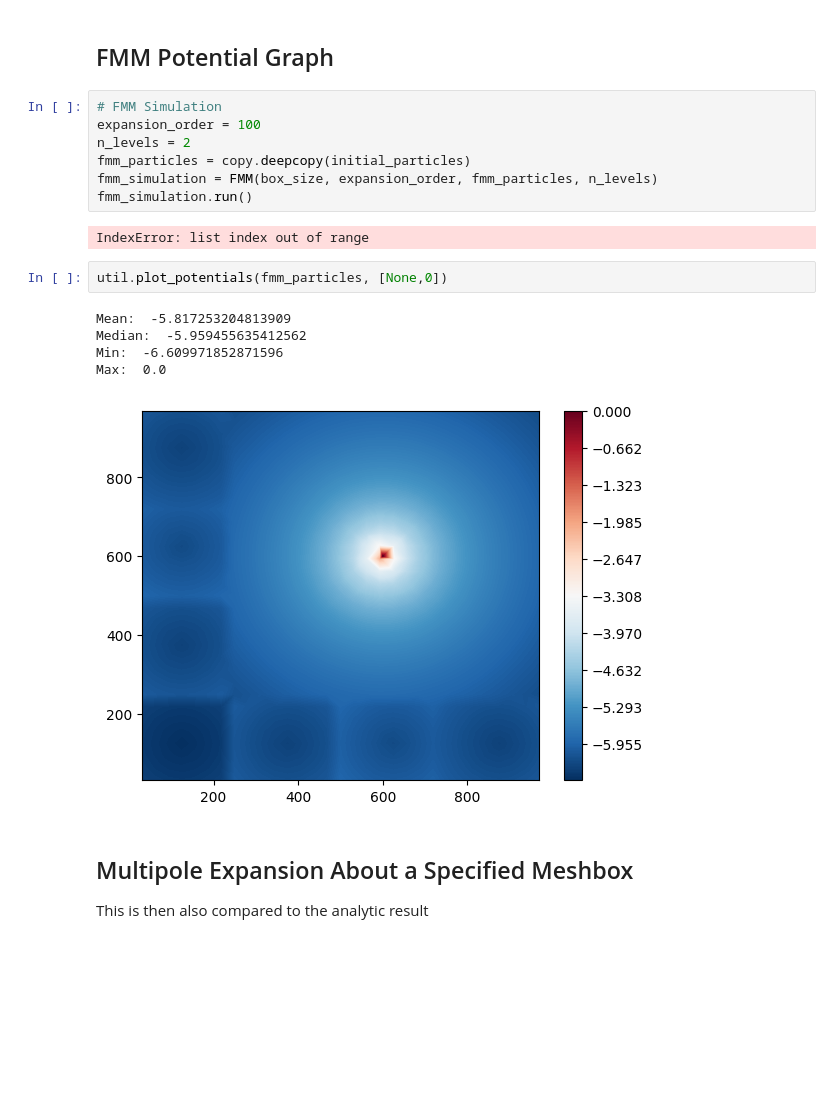
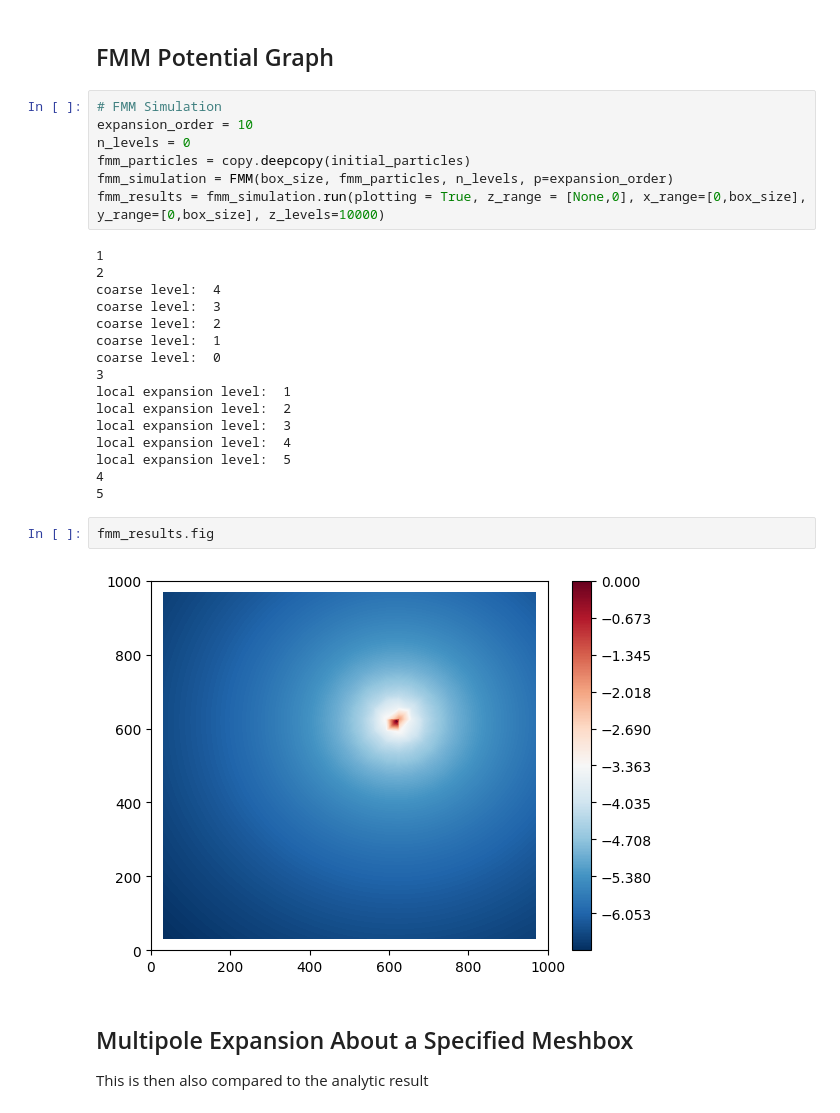
Before and after one commit to THartigan/Computing_Project, a Jupyter notebook: single_particle.ipynb, the cells around one changed output. Drawn from its saved outputs; the diff is of its cells as text; blank space fills up the shorter version.

```diff
--- a/single_particle.ipynb
+++ b/single_particle.ipynb
@@ -60,21 +52,31 @@ Locator attempting to generate 1002 ticks ([-6.745, ..., -1.7400000000000002]),
 ## FMM Potential Graph
 # %%
 # FMM Simulation
-expansion_order = 100
-n_levels = 2
+expansion_order = 10
+n_levels = 0
 fmm_particles = copy.deepcopy(initial_particles)
-fmm_simulation = FMM(box_size, expansion_order, fmm_particles, n_levels)
-fmm_simulation.run()
+fmm_simulation = FMM(box_size, fmm_particles, n_levels, p=expansion_order)
+fmm_results = fmm_simulation.run(plotting = True, z_range = [None,0], x_range=[0,box_size], y_range=[0,box_size], z_levels=10000)
 # %% [output]
-IndexError: list index out of range
+1
+2
+coarse level:  4
+coarse level:  3
+coarse level:  2
+coarse level:  1
+coarse level:  0
+3
+local expansion level:  1
+local expansion level:  2
+local expansion level:  3
+local expansion level:  4
+local expansion level:  5
+4
+5
-# %%
-util.plot_potentials(fmm_particles, [None,0])
-# %% [output]
-Mean:  -5.817253204813909
-Median:  -5.959455635412562
-Min:  -6.609971852871596
-Max:  0.0
-[figure, removed]
+# %%
+fmm_results.fig
+# %% [output]
+[figure, added]
 # %% [markdown]
 ## Multipole Expansion About a Specified Meshbox
 This is then also compared to the analytic result
```
Also changed, not shown: parts of 6 cells of this notebook, 9 other files.
